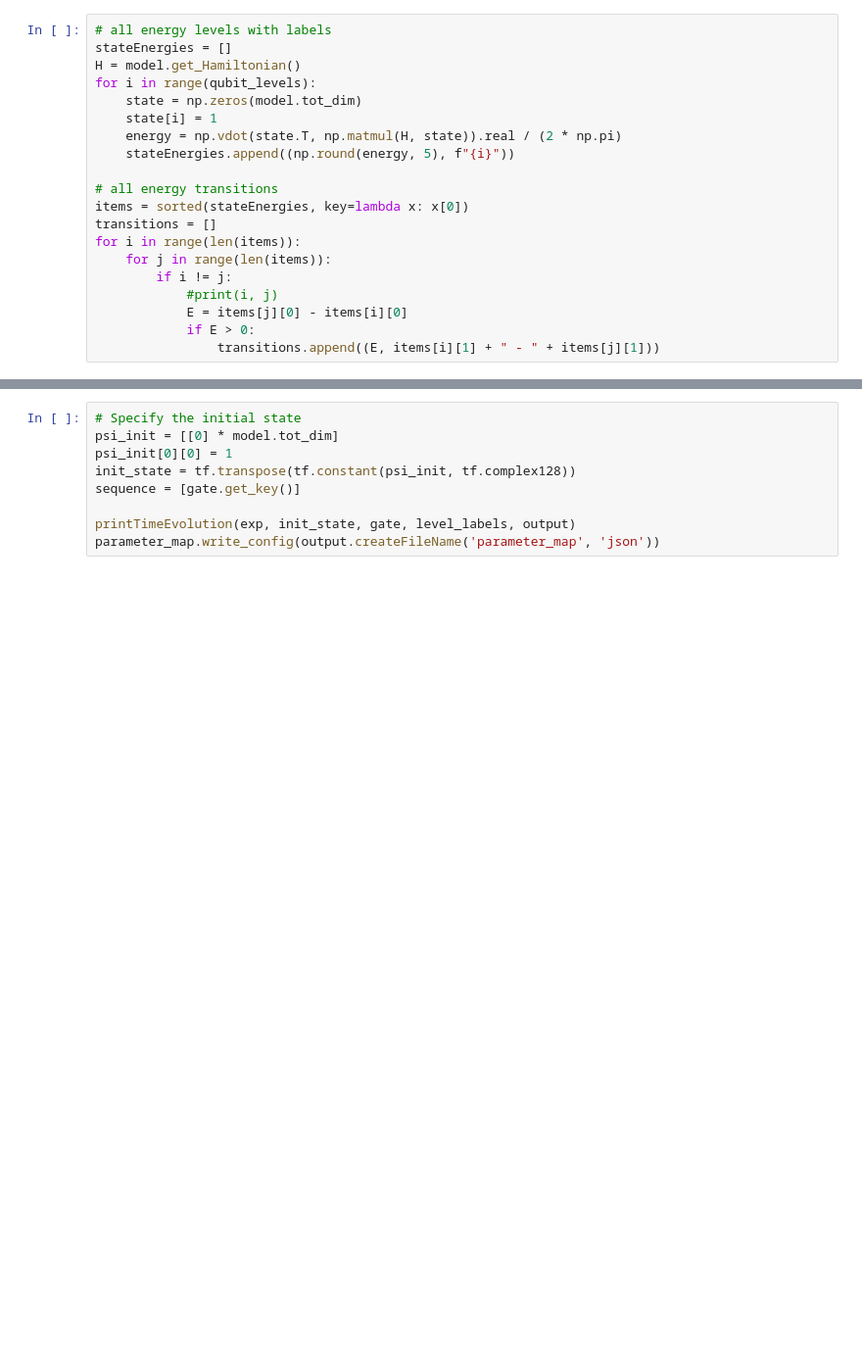
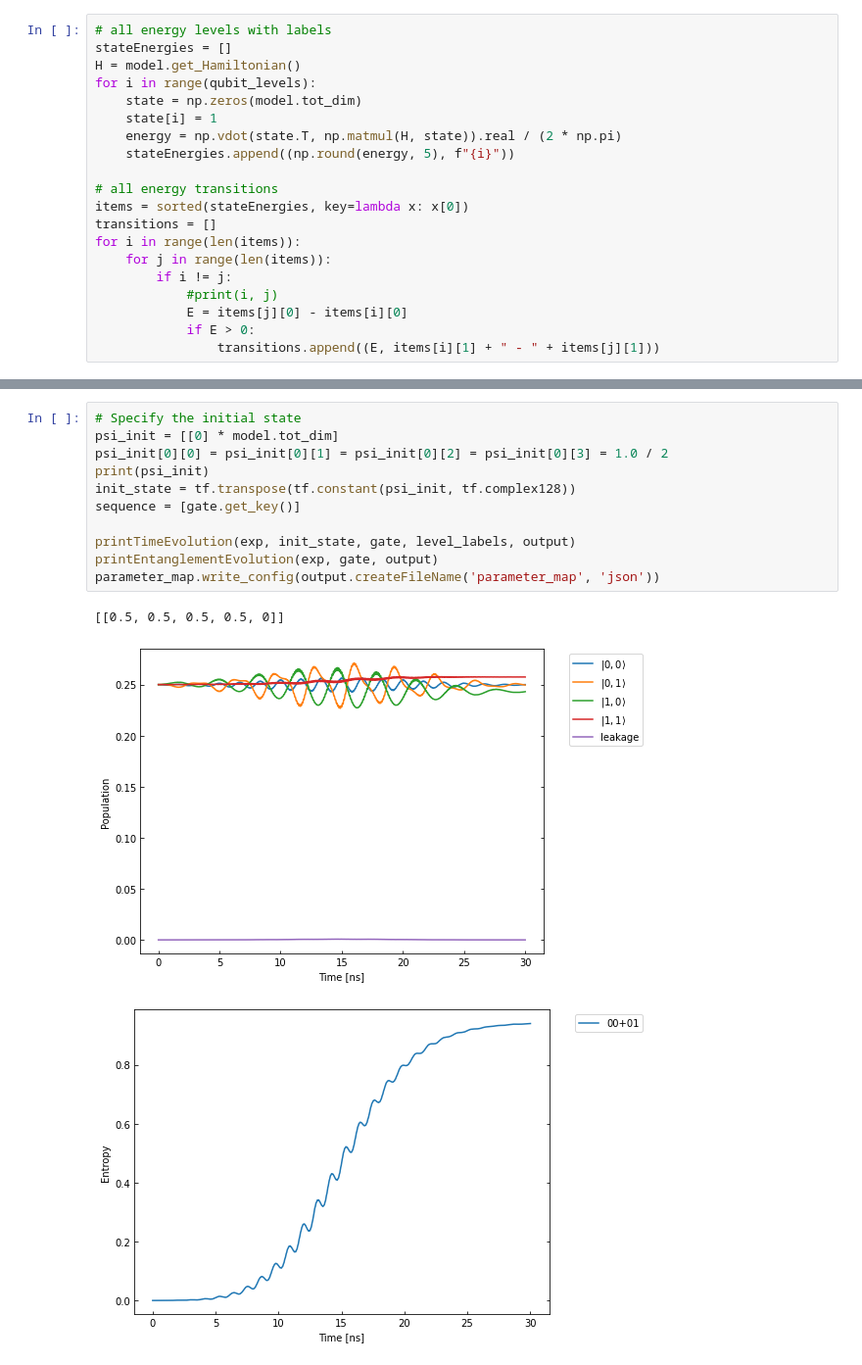
Before and after one commit to alex-simm/c3, a Jupyter notebook: single_transmon_2LOs.ipynb, the cells around one changed output, grey strips where cells are left out. Shown: that part at 98% size. Saved outputs shown, nothing was run; the diff lists cells and outputs as text; blank space fills up the shorter version.

```diff
--- a/single_transmon_2LOs.ipynb
+++ b/single_transmon_2LOs.ipynb
@@ -353,12 +352,18 @@ tf.Tensor(
 # %%
 # Specify the initial state
 psi_init = [[0] * model.tot_dim]
-psi_init[0][0] = 1
+psi_init[0][0] = psi_init[0][1] = psi_init[0][2] = psi_init[0][3] = 1.0 / 2
+print(psi_init)
 init_state = tf.transpose(tf.constant(psi_init, tf.complex128))
 sequence = [gate.get_key()]
 
 printTimeEvolution(exp, init_state, gate, level_labels, output)
+printEntanglementEvolution(exp, gate, output)
 parameter_map.write_config(output.createFileName('parameter_map', 'json'))
+# %% [output]
+[[0.5, 0.5, 0.5, 0.5, 0]]
+[figure, added]
+[figure, added]
 # %%
 # Specify the parameters to be optimised and initialise the optimiser
 opt_map = []
```
Also changed, not shown: parts of 11 cells of this notebook, 4 other files.
